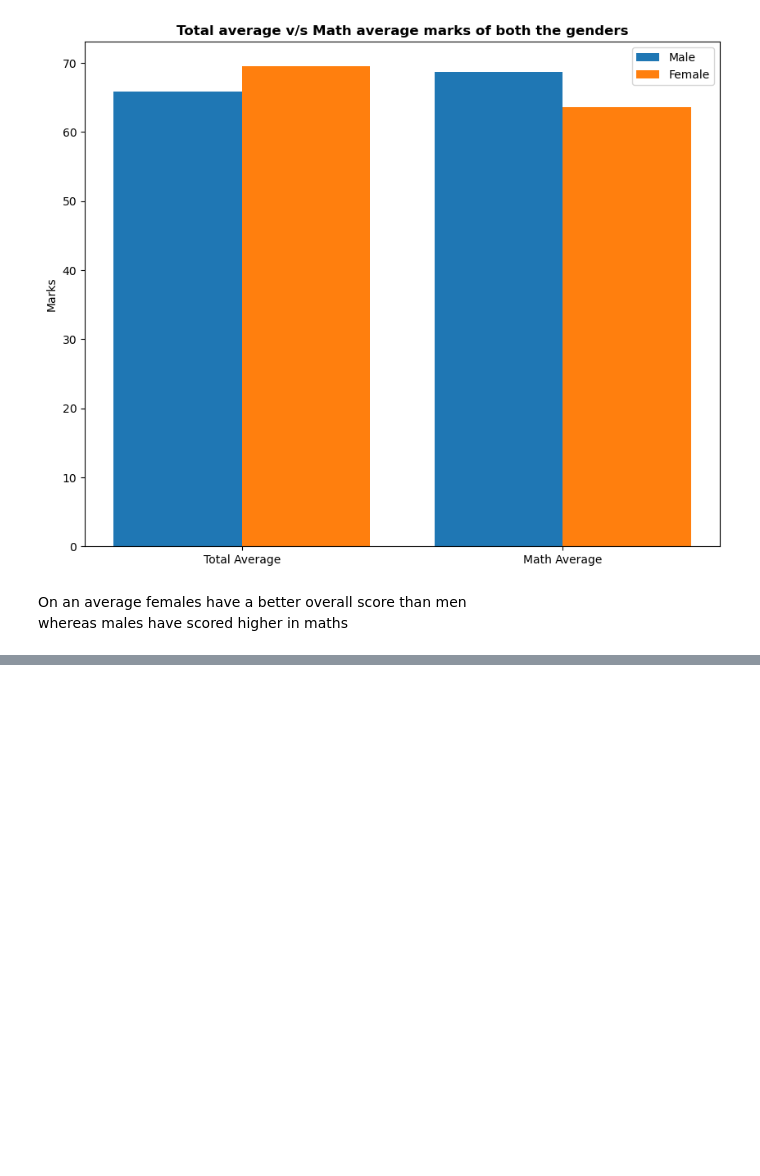
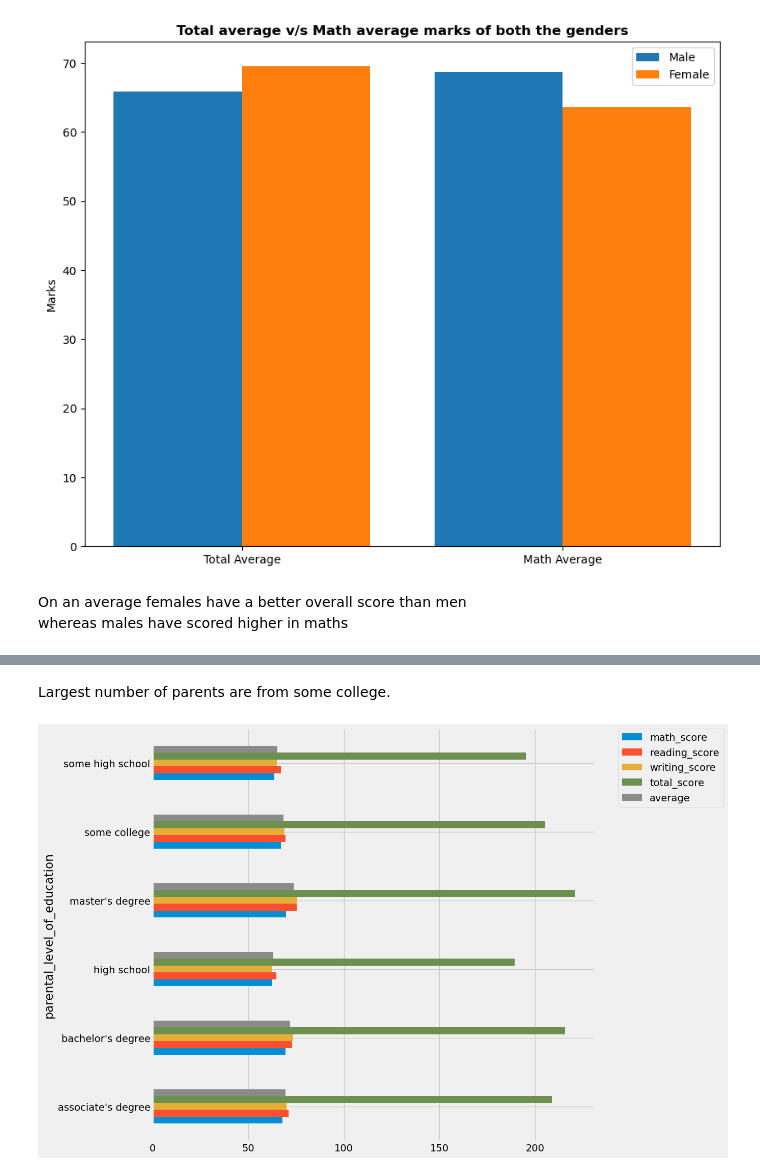
Before and after one commit to Nitishpatil27/ML-Project, a Jupyter notebook: notebook/1 . EDA STUDENT PERFORMANCE .ipynb, the cells around one changed output, grey strips where cells are left out. Saved outputs shown, nothing was run; the diff lists cells and outputs as text; code cells hidden in the pictures; blank space fills up the shorter version.

```diff
--- a/notebook/1 . EDA STUDENT PERFORMANCE .ipynb
+++ b/notebook/1 . EDA STUDENT PERFORMANCE .ipynb
@@ -384,0 +440,9 @@ whereas males have scored higher in maths
+# %% [markdown]
+Largest number of parents are from some college.
+# %%
+# bivariate analysis for checking if parental_education has any impact on student performance
+df.groupby('parental_level_of_education').mean(numeric_only=True).plot(kind='barh', figsize=(10, 10))
+plt.legend(bbox_to_anchor=(1.05, 1), loc=2, borderaxespad=0.)
+plt.show()
+# %% [output]
+[figure, added]
```
Also changed, not shown: parts of 24 cells of this notebook, 5 other files.
